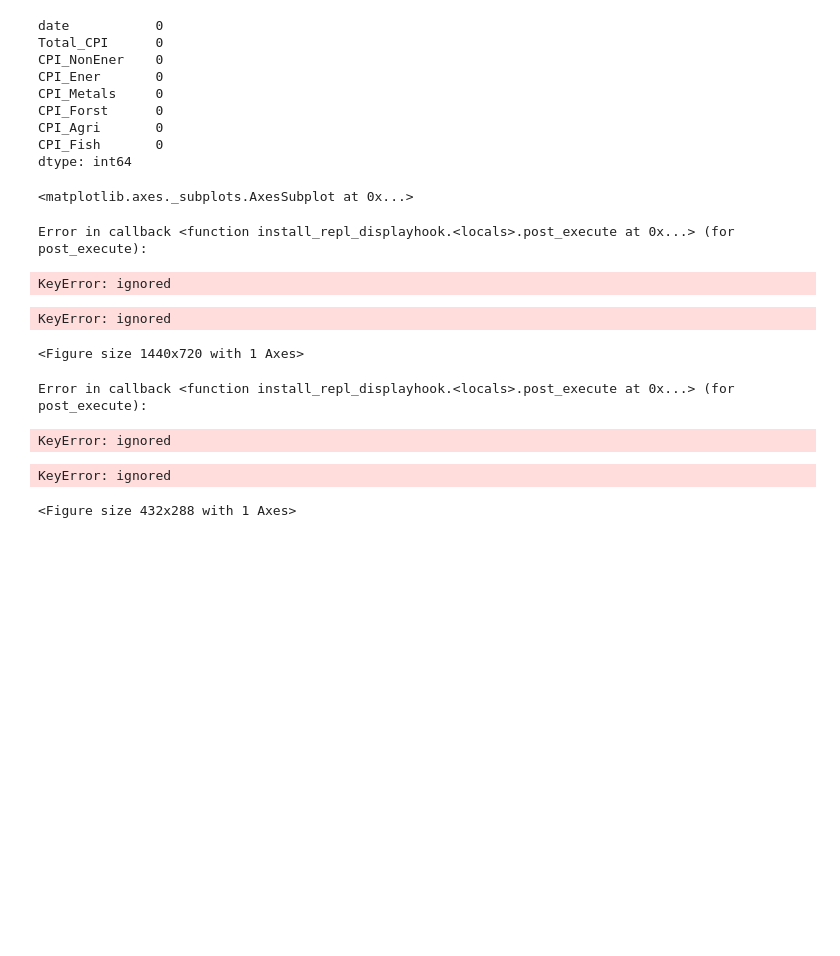
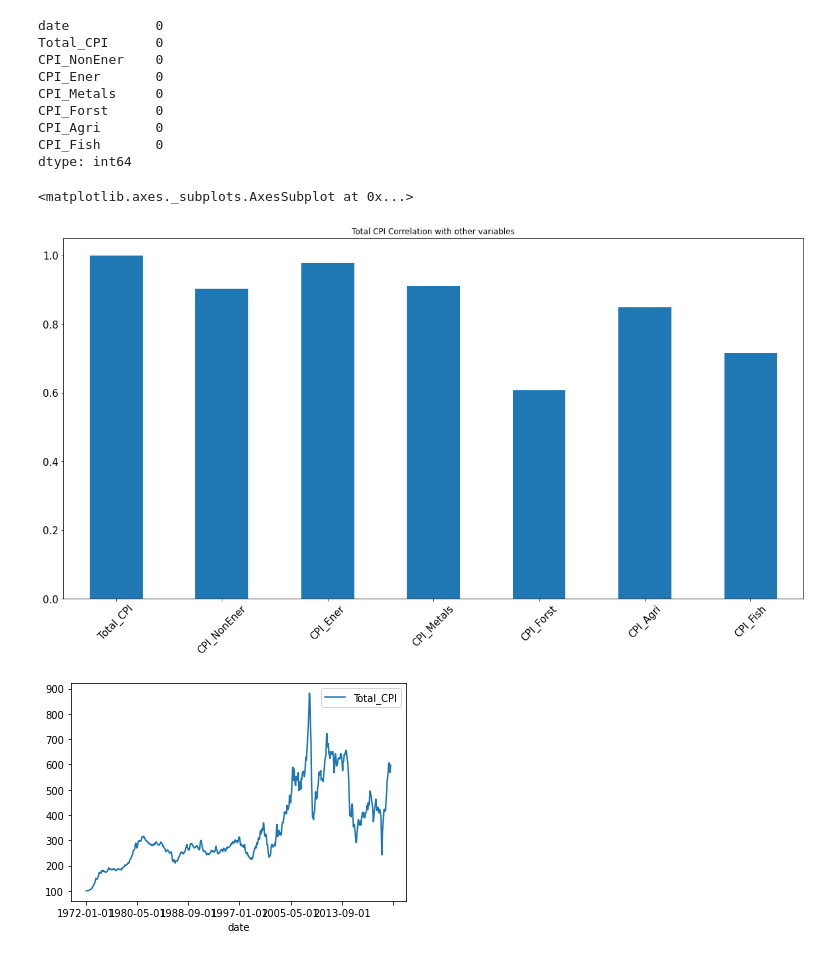
Before and after one commit to DataGalz/CIND820, a Jupyter notebook: CIND820.ipynb, the cells around one changed output. Saved outputs shown, nothing was run; the diff lists cells and outputs as text; code cells hidden in the pictures; blank space fills up the shorter version.

```diff
--- a/CIND820.ipynb
+++ b/CIND820.ipynb
@@ -128,21 +128,15 @@ CPI_Agri       0
 CPI_Fish       0
 dtype: int64
 # %%
-df_new.corrwith(df_new.CPI_Agri).plot.bar(
-figsize = (20, 10), title = "Correlation with CPI Agriculture", fontsize = 15, rot = 45, grid = False)
+df_new.corrwith(df_new.Total_CPI).plot.bar(
+figsize = (20, 10), title = "Total CPI Correlation with other variables", fontsize = 15, rot = 45, grid = False)
 # %% [output]
 <matplotlib.axes._subplots.AxesSubplot at 0x...>
-Error in callback <function install_repl_displayhook.<locals>.post_execute at 0x...> (for post_execute):
-KeyError: ignored
-KeyError: ignored
-<Figure size 1440x720 with 1 Axes>
+[figure, added]
 # %%
-ax = df_new.plot(x='date', y='CPI_Agri', rot=0)
+ax = df_new.plot(x='date', y='Total_CPI', rot=0)
 # %% [output]
-Error in callback <function install_repl_displayhook.<locals>.post_execute at 0x...> (for post_execute):
-KeyError: ignored
-KeyError: ignored
-<Figure size 432x288 with 1 Axes>
+[figure, added]
 # %%
 plt.figure(figsize=(10,5))
 cor= df_new.corr()
```
Also changed, not shown: parts of 6 cells of this notebook.
